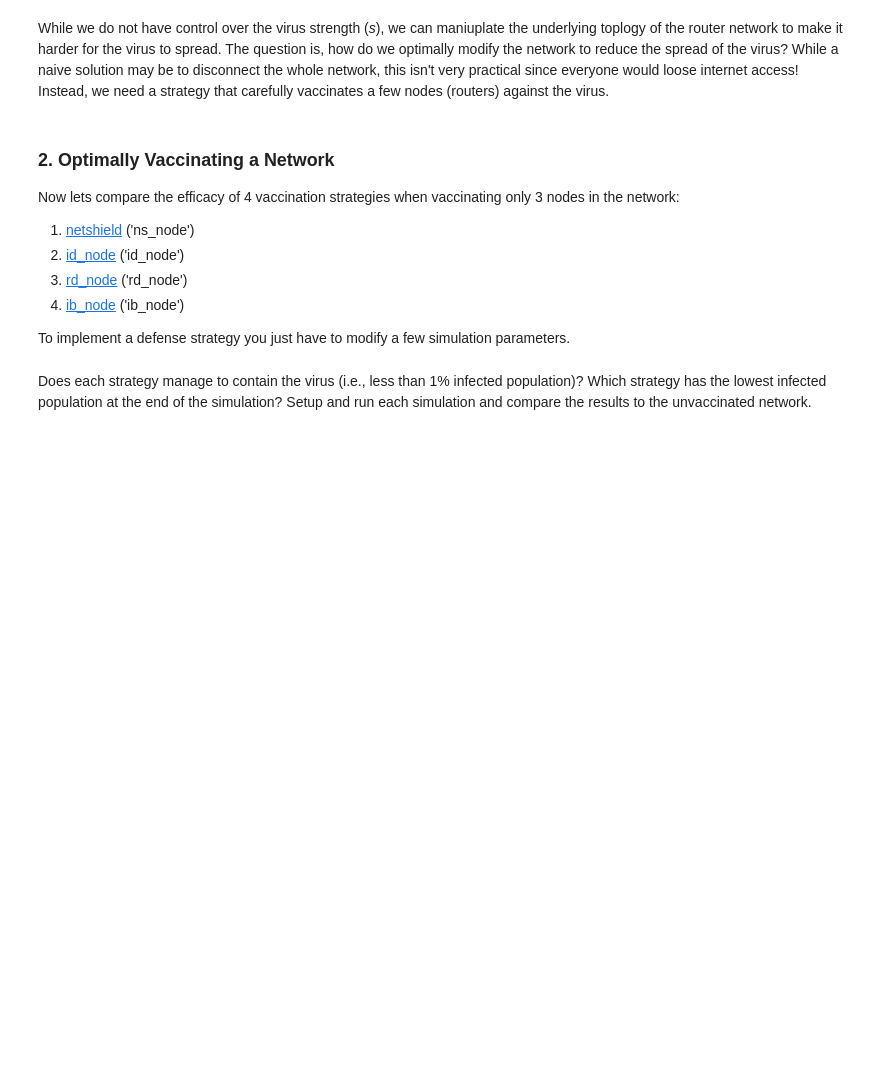
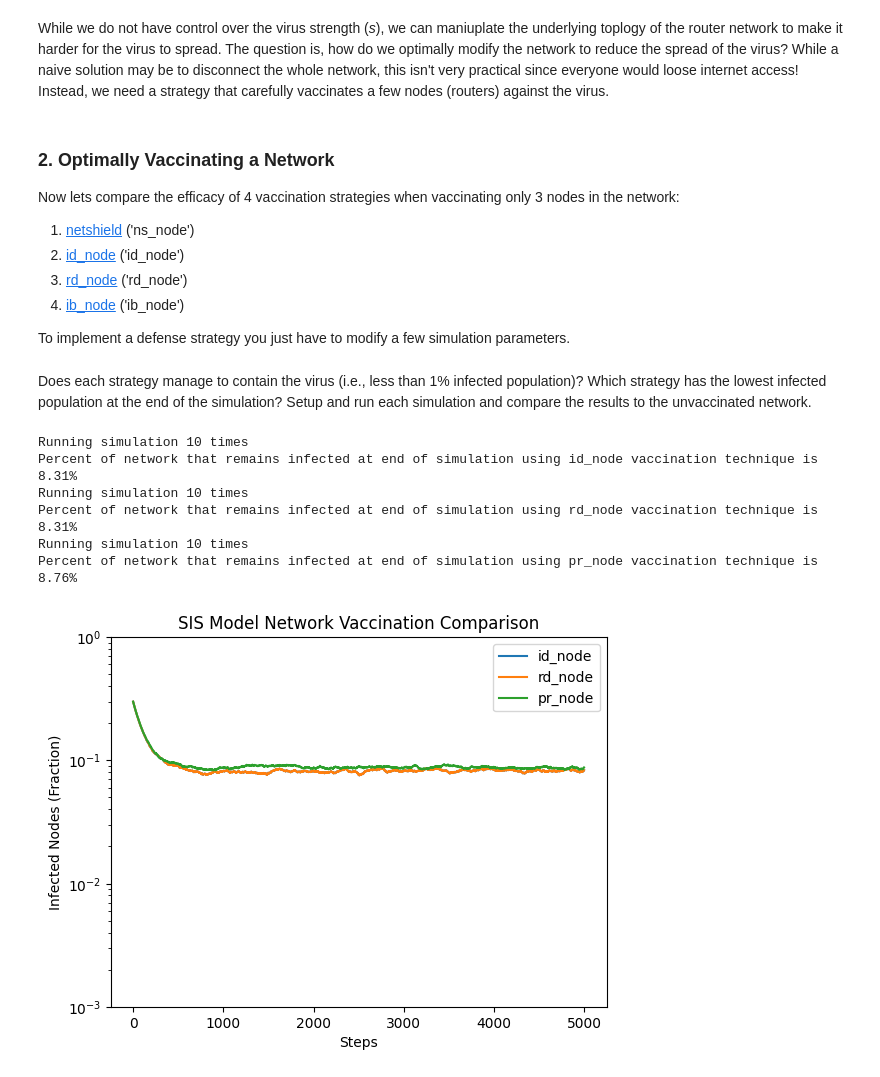
Before and after one commit to techseeko/AAI614_Haidar, a Jupyter notebook: Week-4/Saoud-Notebook4.1.ipynb, the cells around one changed output. Drawn from its saved outputs; the diff is of its cells as text; code cells hidden in the pictures; blank space fills up the shorter version.

Commit message:
Updated using Colab

```diff
--- a/Week-4/Saoud-Notebook4.1.ipynb
+++ b/Week-4/Saoud-Notebook4.1.ipynb
@@ -201,18 +278,51 @@ To implement a defense strategy you just have to modify a few simulation paramet
 sis_params.update({
     'diffusion': 'min',  # we want to minimize the ability of the virus to propagate,
     'method': 'ns_node',  # use the Netshield technique
-    'k': 15  # vaccinate 5 nodes according the selected strategy
+    'k': 5  # vaccinate 5 nodes according the selected strategy
 })
 # %% [markdown]
 Does each strategy manage to contain the virus (i.e., less than 1\% infected population)? Which strategy has the lowest infected population at the end of the simulation? Setup and run each simulation and compare the results to the unvaccinated network.
-# %%
-methods = ['ns_node', 'id_node', 'rd_node', 'pr_node']
-
-for method in methods:
-  sis_params['method'] = method
-
-  diffusion = Diffusion(graph, **sis_params)
-  results = diffusion.run_simulation()
-
-  print('Percent of network that remains infected at end of simulation using {} vaccination technique is {}%'.format(method, round((results[-1] / len(graph)) * 100, 2)))
-  diffusion.plot_results(results)
+# %%
+import matplotlib.pyplot as plt
+
+methods = ['id_node', 'rd_node', 'pr_node']
+
+# 1. Create a dictionary to hold the results of all techniques
+all_results = {}
+
+for method in methods:
+    sis_params['method'] = method
+
+    diffusion = Diffusion(graph, **sis_params)
+    results = diffusion.run_simulation()
+
+    # Store the results to plot them together
+    all_results[method] = results
+
+    print('Percent of network that remains infected at end of simulation using {} vaccination technique is {}%'.format(
+        method, round((results[-1] / len(graph)) * 100, 2))
+    )
+
+# 2. Plot all techniques on the same graph symmetrically
+plt.figure(figsize=(6.4, 4.8))
+
+for method, res in all_results.items():
+    # Normalize by graph length to show fraction of infected nodes
+    normalized_res = [r / len(graph) for r in res]
+    plt.plot(normalized_res, label=method)
+
+plt.xlabel('Steps')
+plt.ylabel('Infected Nodes (Fraction)')
+plt.title('SIS Model Network Vaccination Comparison')
+plt.legend()
+plt.yscale('log') # TIGER diffusion examples traditionally use log scale
+plt.ylim(0.001, 1)
+plt.show()
+# %% [output]
+Running simulation 10 times
+Percent of network that remains infected at end of simulation using id_node vaccination technique is 8.31%
+Running simulation 10 times
+Percent of network that remains infected at end of simulation using rd_node vaccination technique is 8.31%
+Running simulation 10 times
+Percent of network that remains infected at end of simulation using pr_node vaccination technique is 8.76%
+[figure, added]
```
Also changed, not shown: parts of 13 cells of this notebook.
